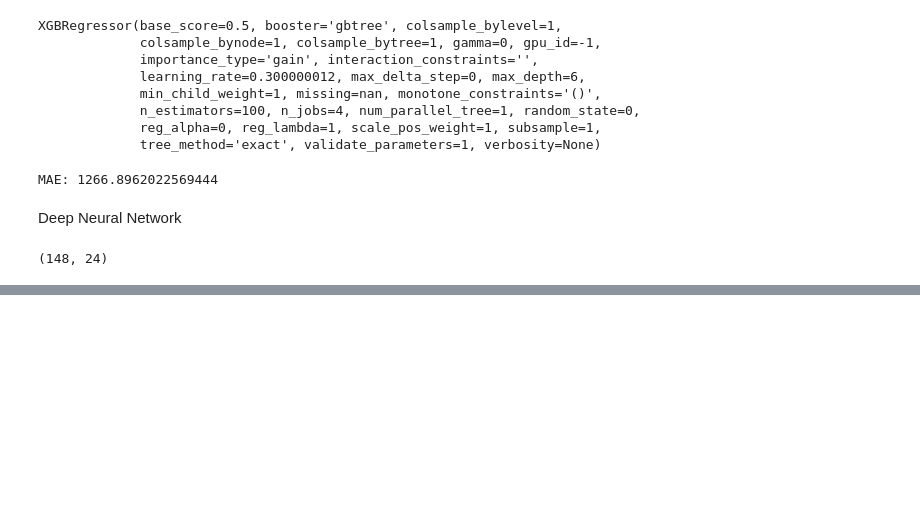
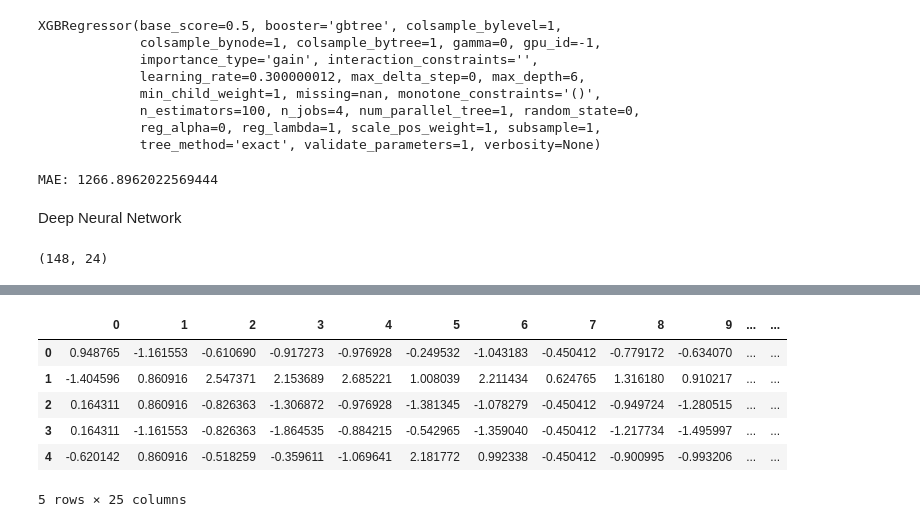
Before and after one commit to georgek2/Tensorflow_Keras, a Jupyter notebook: Automobiles/baseline.ipynb, the cells around one changed output, grey strips where cells are left out. Cells and saved outputs as stored; diff of their text form; code cells hidden in the pictures; blank space fills up the shorter version.

```diff
--- a/Automobiles/baseline.ipynb
+++ b/Automobiles/baseline.ipynb
@@ -319,0 +317,5 @@ model_hist.plot()
+# %%
+train = X_train.join(y_train)
+valid = X_valid.join(y_valid)
+
+train.head()
@@ -319,0 +330,15 @@ model_hist.plot()
+# %%
+scaler = StandardScaler()
+# %%
+scaled_train = pd.DataFrame(scaler.fit_transform(train))
+scaled_valid = pd.DataFrame(scaler.transform(valid))
+
+scaled_train.head()
+# %% [output]
+|  | 0 | 1 | 2 | 3 | 4 | 5 | 6 | 7 | 8 | 9 | ... | ... |
+| 0 | 0.948765 | -1.161553 | -0.610690 | -0.917273 | -0.976928 | -0.249532 | -1.043183 | -0.450412 | -0.779172 | -0.634070 | ... | ... |
+| 1 | -1.404596 | 0.860916 | 2.547371 | 2.153689 | 2.685221 | 1.008039 | 2.211434 | 0.624765 | 1.316180 | 0.910217 | ... | ... |
+| 2 | 0.164311 | 0.860916 | -0.826363 | -1.306872 | -0.976928 | -1.381345 | -1.078279 | -0.450412 | -0.949724 | -1.280515 | ... | ... |
+| 3 | 0.164311 | -1.161553 | -0.826363 | -1.864535 | -0.884215 | -0.542965 | -1.359040 | -0.450412 | -1.217734 | -1.495997 | ... | ... |
+| 4 | -0.620142 | 0.860916 | -0.518259 | -0.359611 | -1.069641 | 2.181772 | 0.992338 | -0.450412 | -0.900995 | -0.993206 | ... | ... |
+5 rows × 25 columns
```
Also changed, not shown: parts of 20 cells of this notebook, 1 other file.
